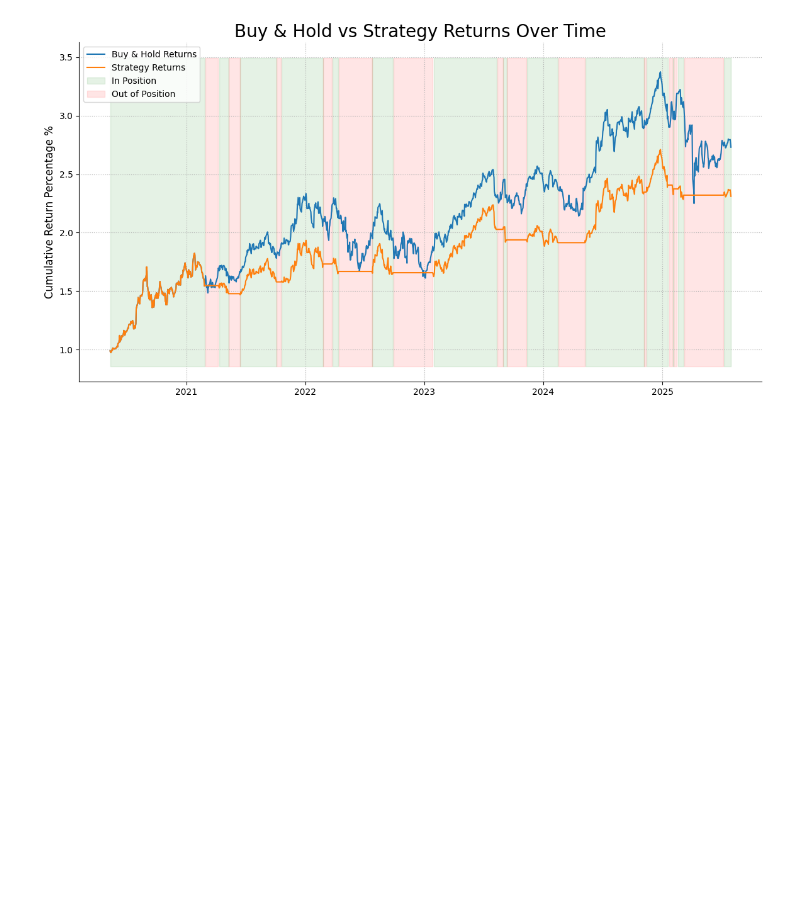
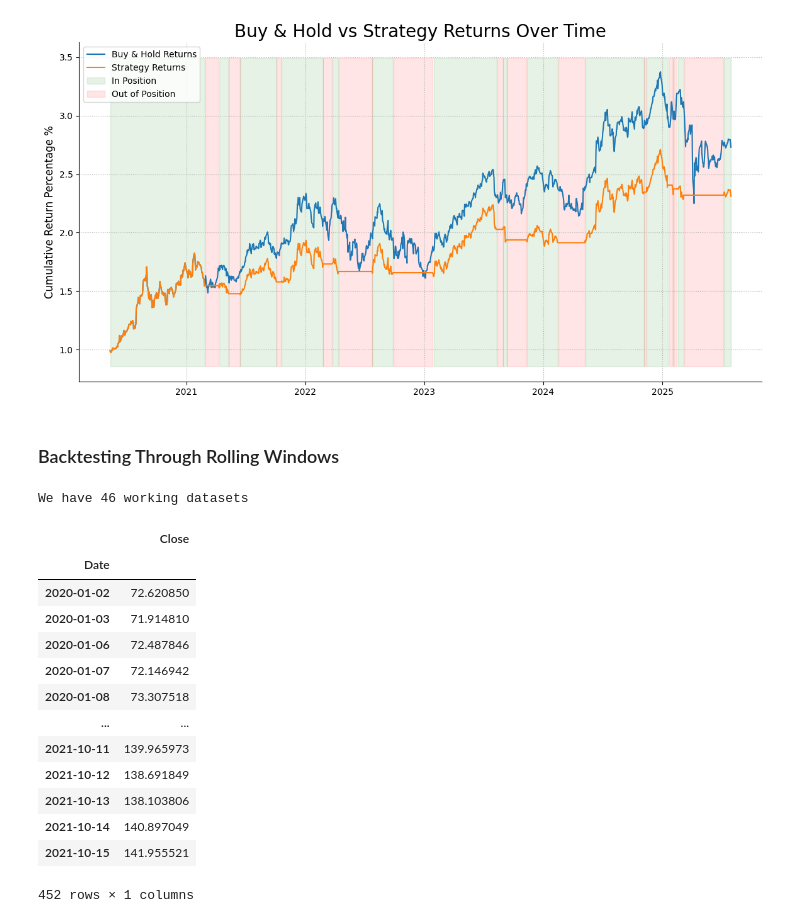
Before and after one commit to JamieW365/trading_algos, a Jupyter notebook: notebooks/simple_ma_crossover.ipynb, the cells around one changed output. Saved outputs shown, nothing was run; the diff lists cells and outputs as text; code cells hidden in the pictures; blank space fills up the shorter version.

```diff
--- a/notebooks/simple_ma_crossover.ipynb
+++ b/notebooks/simple_ma_crossover.ipynb
@@ -566,3 +565,5 @@ plot_strategy(df_optimal, in_position=df_optimal['position'])
 (<Figure size 1400x700 with 1 Axes>,
  <Axes: title={'center': 'Buy & Hold vs Strategy Returns Over Time'}, ylabel='Cumulative Return Percentage %'>)
 [figure]
+# %% [markdown]
+### Backtesting Through Rolling Windows
@@ -568,0 +581,23 @@ plot_strategy(df_optimal, in_position=df_optimal['position'])
+# %%
+# We have generated a number of dataframes to backtest on
+print(f'We have {len(windows)} working datasets')
+# %% [output]
+We have 46 working datasets
+# %%
+# Each window 200 days of trading data to calculate the long moving average, plus an additional year of data for testing
+windows[0]
+# %% [output]
+|  | Close |
+| Date |  |
+| 2020-01-02 | 72.620850 |
+| 2020-01-03 | 71.914810 |
+| 2020-01-06 | 72.487846 |
+| 2020-01-07 | 72.146942 |
+| 2020-01-08 | 73.307518 |
+| ... | ... |
+| 2021-10-11 | 139.965973 |
+| 2021-10-12 | 138.691849 |
+| 2021-10-13 | 138.103806 |
+| 2021-10-14 | 140.897049 |
+| 2021-10-15 | 141.955521 |
+452 rows × 1 columns
```
Also changed, not shown: parts of 5 cells of this notebook.
